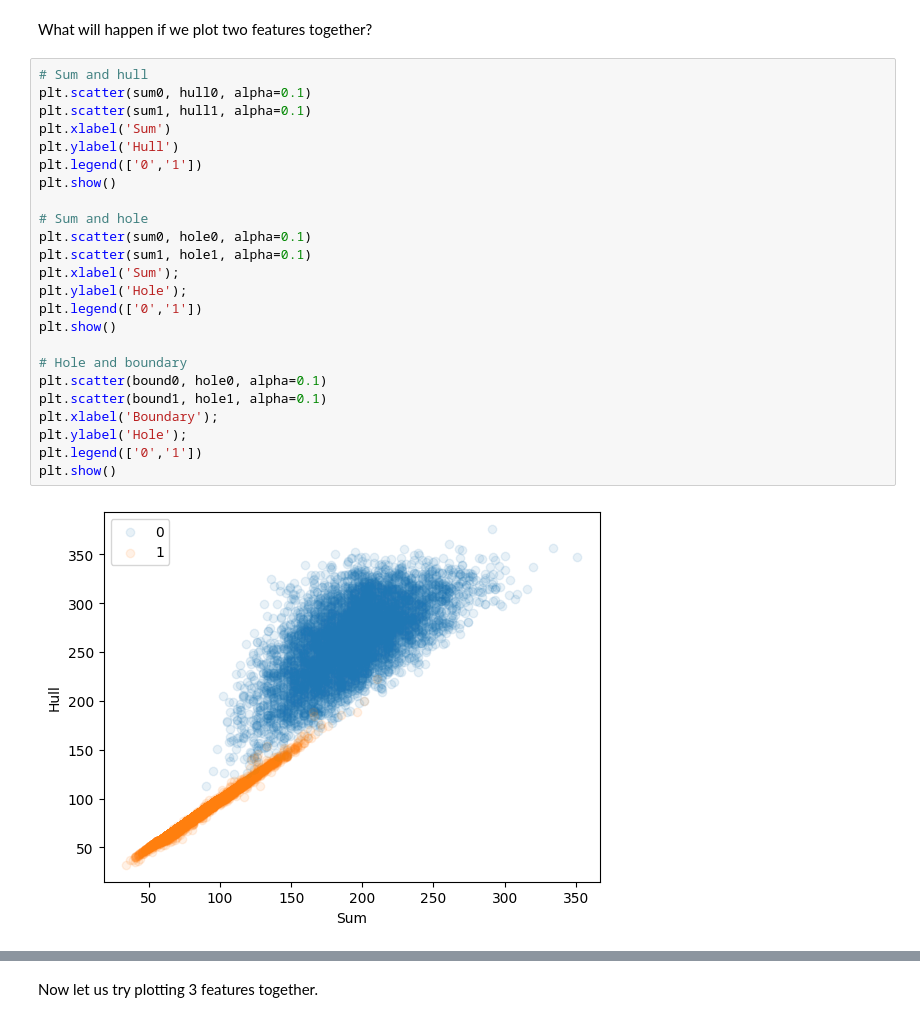
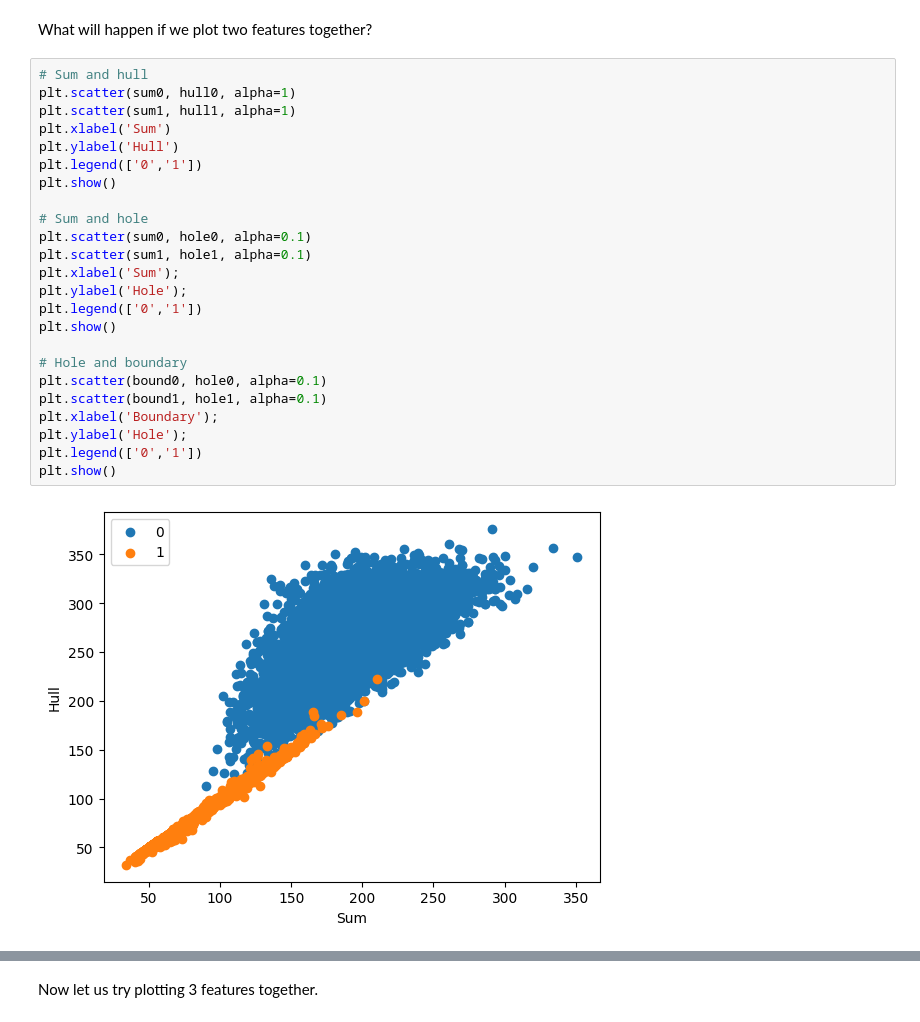
Before and after one commit to ashwinraou/FMML_projects_and_labs, a Jupyter notebook: AIML_Module_01_Lab_01_Features.ipynb, the cells around one changed output, grey strips where cells are left out. Saved outputs shown, nothing was run; the diff lists cells and outputs as text.

```diff
--- a/AIML_Module_01_Lab_01_Features.ipynb
+++ b/AIML_Module_01_Lab_01_Features.ipynb
@@ -391,30 +431,30 @@ plt.hist(bound0, alpha=0.7);
 What will happen if we plot two features together?
 # %%
 # Sum and hull
-plt.scatter(sum0, hull0, alpha=0.1)
-plt.scatter(sum1, hull1, alpha=0.1)
+plt.scatter(sum0, hull0, alpha=1)
+plt.scatter(sum1, hull1, alpha=1)
 plt.xlabel('Sum')
 plt.ylabel('Hull')
 plt.legend(['0','1'])
 plt.show()
 
 # Sum and hole
 plt.scatter(sum0, hole0, alpha=0.1)
 plt.scatter(sum1, hole1, alpha=0.1)
 plt.xlabel('Sum');
 plt.ylabel('Hole');
 plt.legend(['0','1'])
 plt.show()
 
 # Hole and boundary
 plt.scatter(bound0, hole0, alpha=0.1)
 plt.scatter(bound1, hole1, alpha=0.1)
 plt.xlabel('Boundary');
 plt.ylabel('Hole');
 plt.legend(['0','1'])
 plt.show()
 # %% [output]
-[figure, old version]
+[figure, new version]
 [figure]
 [figure]
 # %% [markdown]
```
Also changed, not shown: parts of 9 cells of this notebook.
